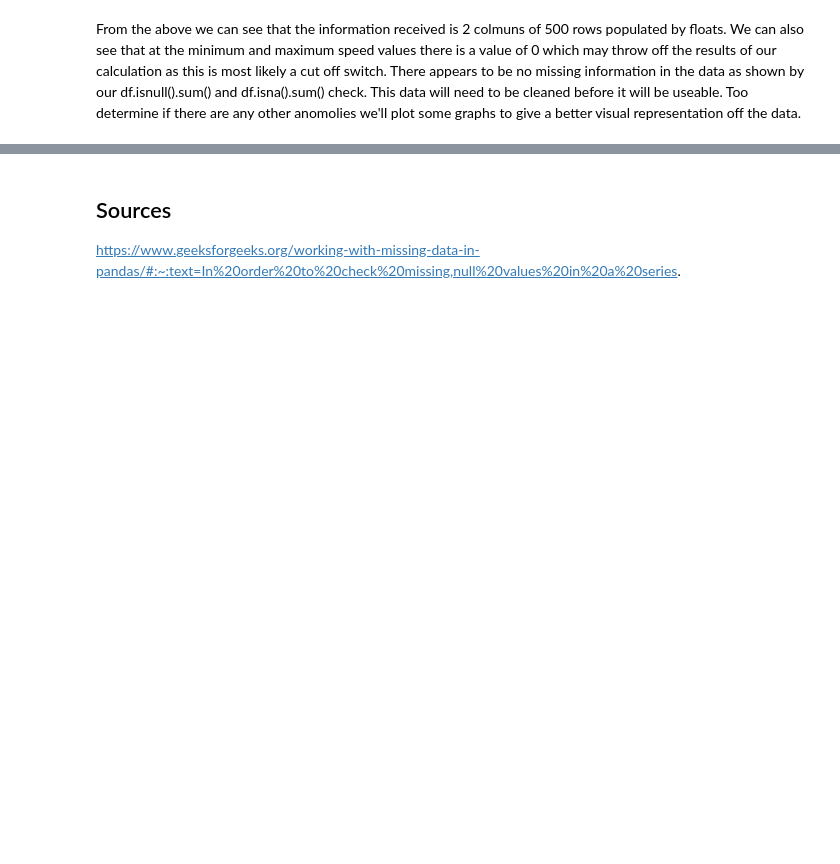
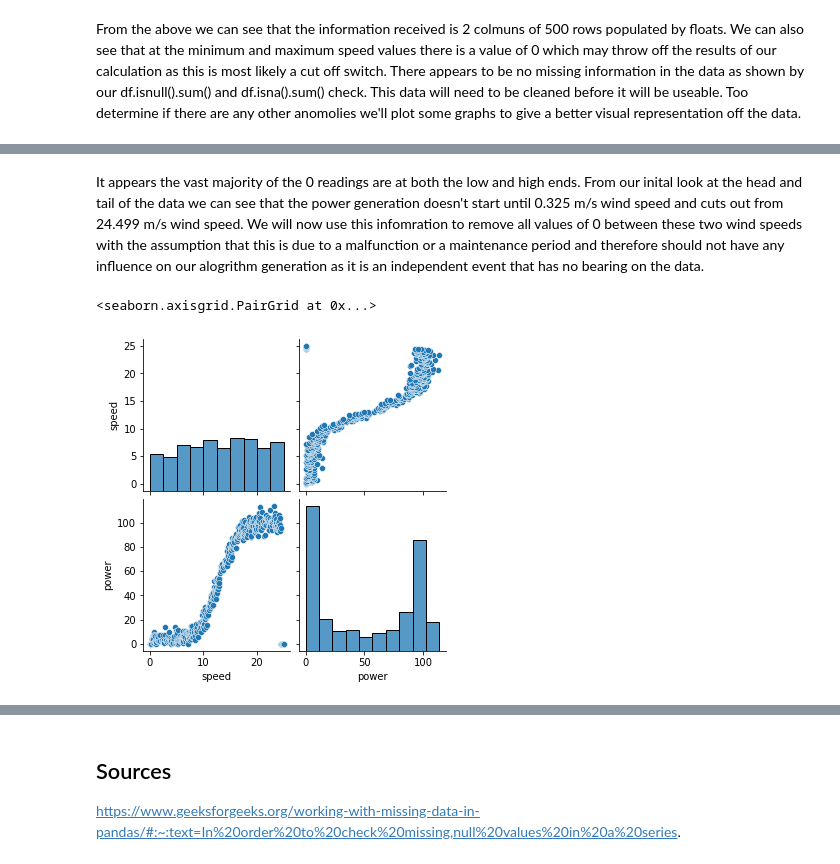
Before and after one commit to IanWafer/Machine-Learning-and-Statistics-Project, a Jupyter notebook: Machine Learning & Statistics Project.ipynb, the cells around one changed output, grey strips where cells are left out. Drawn from its saved outputs; the diff is of its cells as text; code cells hidden in the pictures; blank space fills up the shorter version.

Commit message:
Dataframe cleaned

```diff
--- a/Machine Learning & Statistics Project.ipynb
+++ b/Machine Learning & Statistics Project.ipynb
@@ -65,0 +78,10 @@ From theese graphs we can see that there are several  0 values along the graphs.
+# %% [markdown]
+It appears the vast majority of the 0 readings are at both the low and high ends. From our inital look at the head and tail of the data we can see that the power generation doesn't start until 0.325 m/s wind speed and cuts out from 24.499 m/s wind speed. We will now  use this infomration to remove all values of 0 between these two wind speeds with the assumption that this is due to a malfunction or a maintenance period and therefore should not have any influence on our alogrithm generation as it is an independent event that has no bearing on the data.
+# %%
+# https://stackoverflow.com/questions/13851535/how-to-delete-rows-from-a-pandas-dataframe-based-on-a-conditional-expression
+df = df.drop(df[(df.speed >= 0.325) & (df.speed < 24.499) & (df.power == 0.0)].index)
+
+sns.pairplot(df)
+# %% [output]
+<seaborn.axisgrid.PairGrid at 0x...>
+[figure, added]
```
Also changed, not shown: parts of 9 cells of this notebook, 1 other file.
